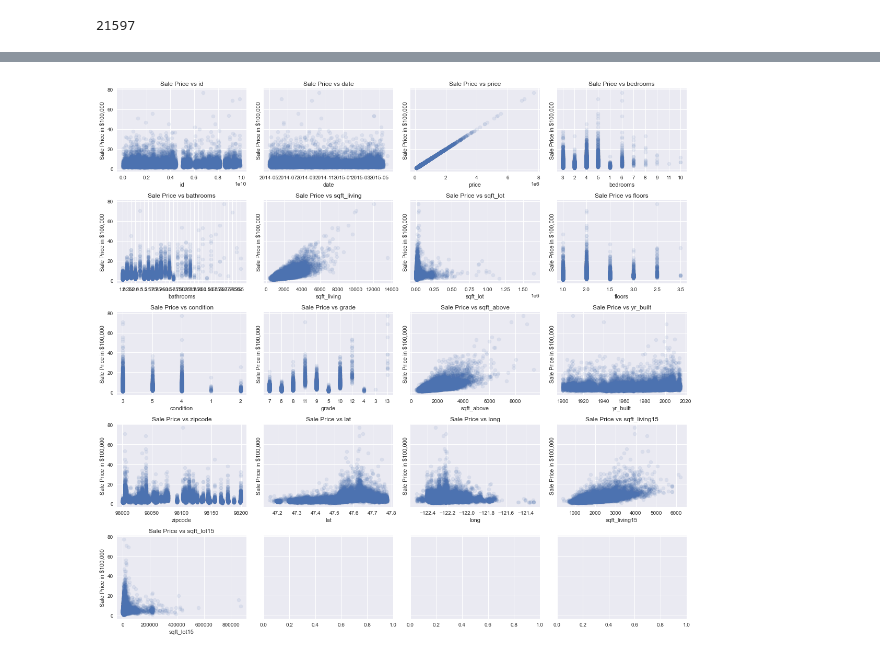
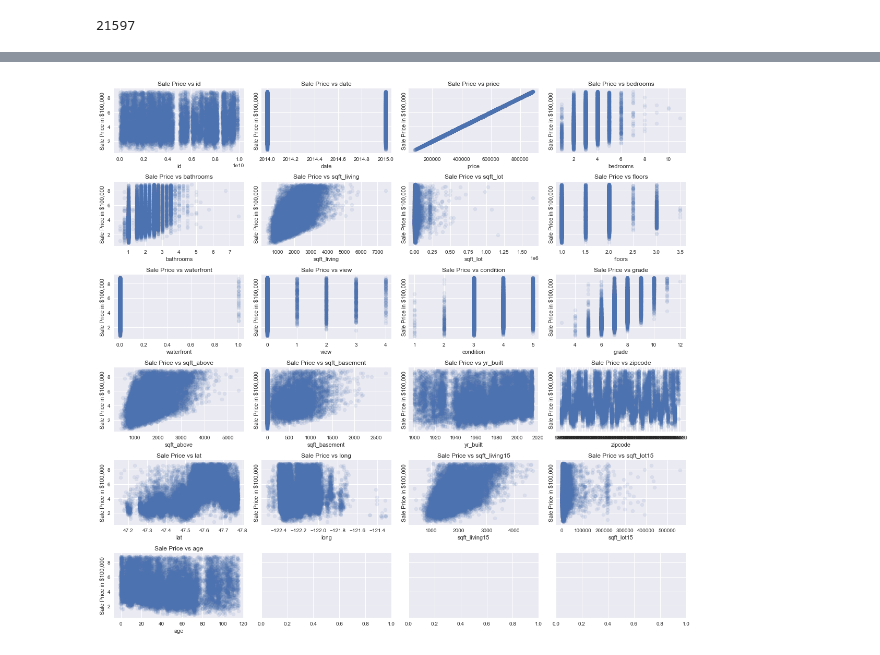
Before and after one commit to kstrickland680/housing-analysis, a Jupyter notebook: housing-analysis.ipynb, the cells around one changed output, grey strips where cells are left out. Drawn from its saved outputs; the diff is of its cells as text; code cells hidden in the pictures.

```diff
--- a/housing-analysis.ipynb
+++ b/housing-analysis.ipynb
@@ -122,0 +178,6 @@ df = df.drop(['sqft_basement'], axis=1)
+# %%
+#replace missing values with 0, as it's the mode of each set
+df['waterfront'] = df['waterfront'].fillna(0)
+df['view'] = df['view'].fillna(0)
+df['yr_renovated'] = df['yr_renovated'].fillna(0)
+df.isna().sum()
@@ -184,11 +265,12 @@ memory usage: 2.9 MB
 # %%
-#bedrooms, bathrooms, floors, waterfront, view, conditiono, grade are categorical
+#bedrooms, bathrooms, floors, conditiono, grade, zipcode are categorical
 #bedrooms, bathrooms, floors, waterfront, view, conditiono, and grade should be changed to string
-df['bedrooms'] = df['bedrooms'].astype('str')
-df['bathrooms']= df['bathrooms'].astype('str')
-df['floors'] = df['floors'].astype('str')
-df['condition']=df['condition'].astype('str')
-df['grade']=df['grade'].astype('str')
+#df['bedrooms'] = df['bedrooms'].astype('str')
+#df['bathrooms']= df['bathrooms'].astype('str')
+#df['floors'] = df['floors'].astype('str')
+#df['condition']=df['condition'].astype('str')
+#df['grade']=df['grade'].astype('str')
+df['zipcode']=df['zipcode'].astype('str')
 df.info()
 # %% [output]
 <class 'pandas.core.frame.DataFrame'>
@@ -210,0 +293,9 @@ memory usage: 2.9+ MB
+# %%
+len(df[df['sqft_basement'] == '?'])
+#414 unknown values
+#df[df['sqft_basement'] == '?'] = '0.0'
+df['sqft_basement'].replace({"?": "0.0"}, inplace=True)
+len(df[df['sqft_basement'] == '?'])
+#replacing witht 0 as most common entry
+#recasting as numereic
+df['sqft_basement'] = df['sqft_basement'].astype(float)
@@ -211,18 +322,23 @@ memory usage: 2.9+ MB
+# %%
+df['age']=df['date']-df['yr_built']
+##adds a column representing the age of theh houose when it was sold
+#makes it categorical witht 10 bins
+#df['age']=pd.qcut(df['age'], q=10, precision=0)
 # %%
 #Check the elinearity assumption for chohsen features with target variable using scatter plots
 #DO I NEED TO DO SOMETHING ELSE HERE?
 # %%
 
-fig, axes = plt.subplots(nrows=5, ncols=4, figsize=(16,15), sharey=True)
+fig, axes = plt.subplots(nrows=6, ncols=4, figsize=(16,15), sharey=True)
 
 for ax, column in zip(axes.flatten(), df.columns):
     ax.scatter(df[column], df['price'] / 100_000, label=column, alpha=.1)
     ax.set_title(f'Sale Price vs {column}')
     ax.set_xlabel(column)
     ax.set_ylabel('Sale Price in $100,000')
 
 fig.tight_layout()
 
 #sqft_living, sqft_lot, sqft_above, sqft_basement, yr_built, lat, long, sqft_living15, sqft_lot15
 # %% [output]
-[figure, old version]
+[figure, new version]
```
Also changed, not shown: parts of 40 cells of this notebook.
